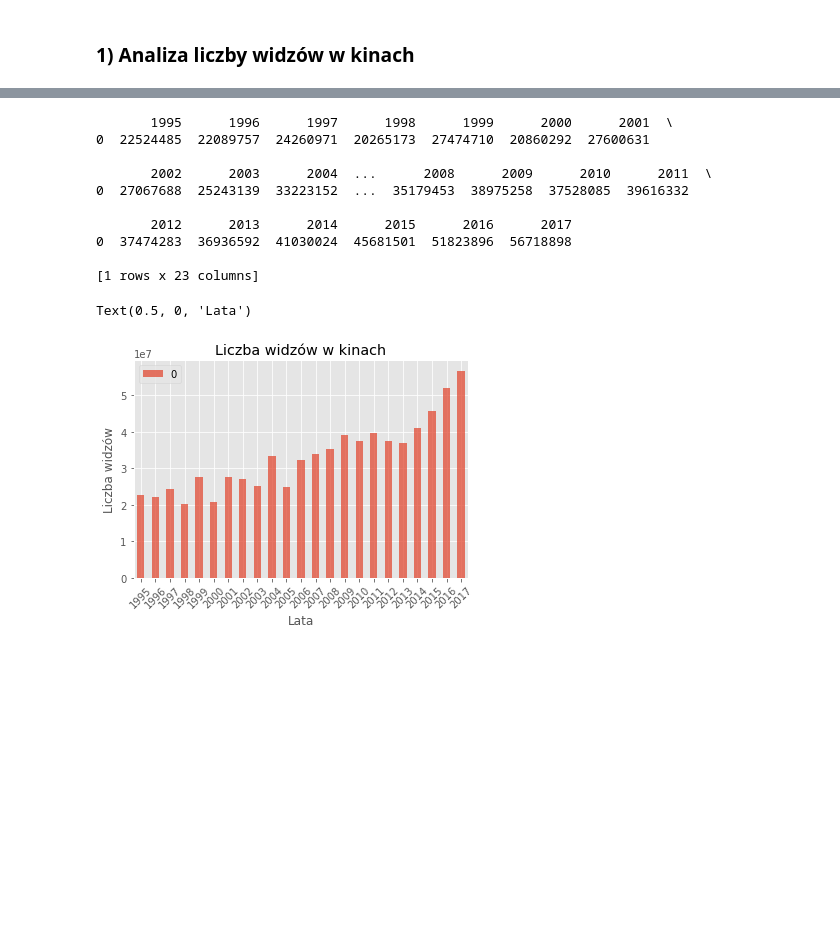
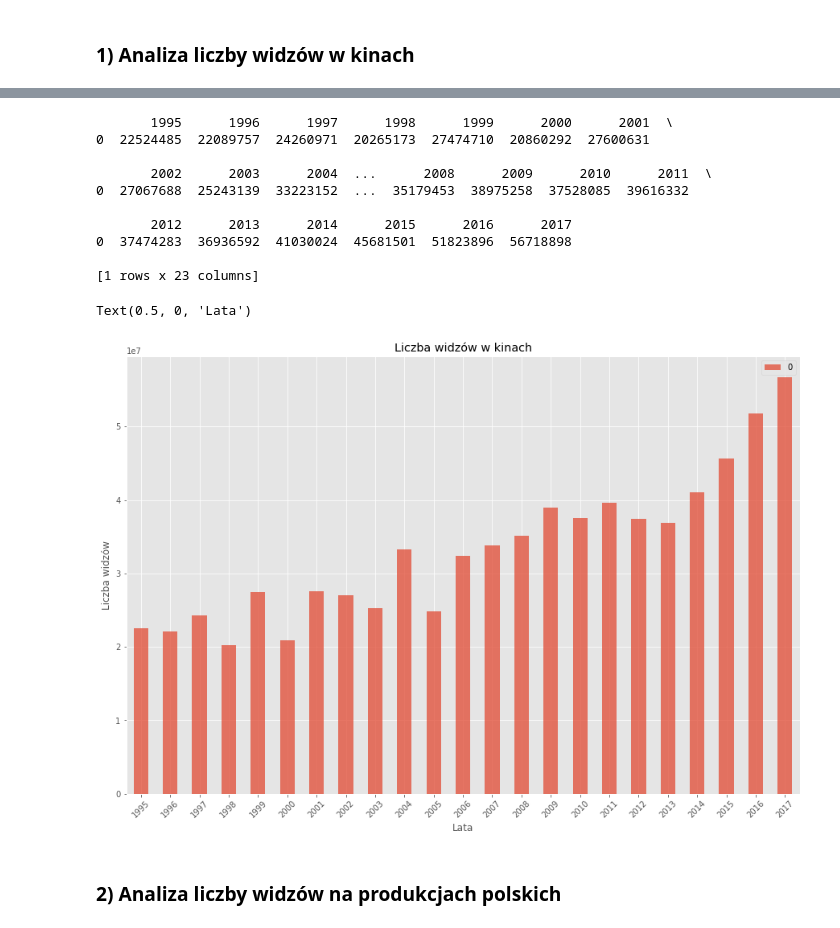
Before and after one commit to ejszja/ELEMENTY_STATYSTYKI, a Jupyter notebook: projekt.ipynb, the cells around one changed output, grey strips where cells are left out. Drawn from its saved outputs; the diff is of its cells as text; code cells hidden in the pictures; blank space fills up the shorter version.

```diff
--- a/projekt.ipynb
+++ b/projekt.ipynb
@@ -2,13 +2,13 @@
 <h1>Elementy statystyki opisowej - projekt Joanny Książczyk, AD 2018/2019</h1>
 # %%
 import glob #Unix style pathname pattern expansion
-import csv
 import numpy as np #bazy danych
 import matplotlib.pyplot as plt #wykresy
 import matplotlib.mlab as mlab #wykresy
 %matplotlib inline
-import datetime #czas, przyda się potem
+import datetime #czas
 import csv #czytanie plików csv
 import pandas as pd #wykresy, histogramy
+plt.rcParams['figure.figsize'] = [15, 10] #wymiary wykresów w matplotlib
 # %%
 #ŚCIEŻKI DOSTĘPU
@@ -475,24 +394,24 @@ print(widzowie)
 2018         -
 # %%
 widzowie2=data.iloc[0:1,122:145]
-print(widzowie)
-widzowie2=widzowie.astype(float)
+print(widzowie2)
+widzowie2=widzowie2.astype(float)
 plt.style.use('ggplot')
-widzowie.T.plot(alpha=0.75, rot=45,kind='bar')
+widzowie2.T.plot(alpha=0.75, rot=45,kind='bar')
 
 plt.title("Liczba widzów w kinach")
 plt.ylabel("Liczba widzów")
 plt.xlabel("Lata")
 # %% [output]
        1995      1996      1997      1998      1999      2000      2001  \
 0  22524485  22089757  24260971  20265173  27474710  20860292  27600631
 
        2002      2003      2004  ...      2008      2009      2010      2011  \
 0  27067688  25243139  33223152  ...  35179453  38975258  37528085  39616332
 
        2012      2013      2014      2015      2016      2017
 0  37474283  36936592  41030024  45681501  51823896  56718898
 
 [1 rows x 23 columns]
 Text(0.5, 0, 'Lata')
-[figure, old version]
+[figure, new version]
@@ -500,0 +418,2 @@ Text(0.5, 0, 'Lata')
+# %% [markdown]
+<h3> 2) Analiza liczby widzów na produkcjach polskich</h3>
```
Also changed, not shown: parts of 30 cells of this notebook.
